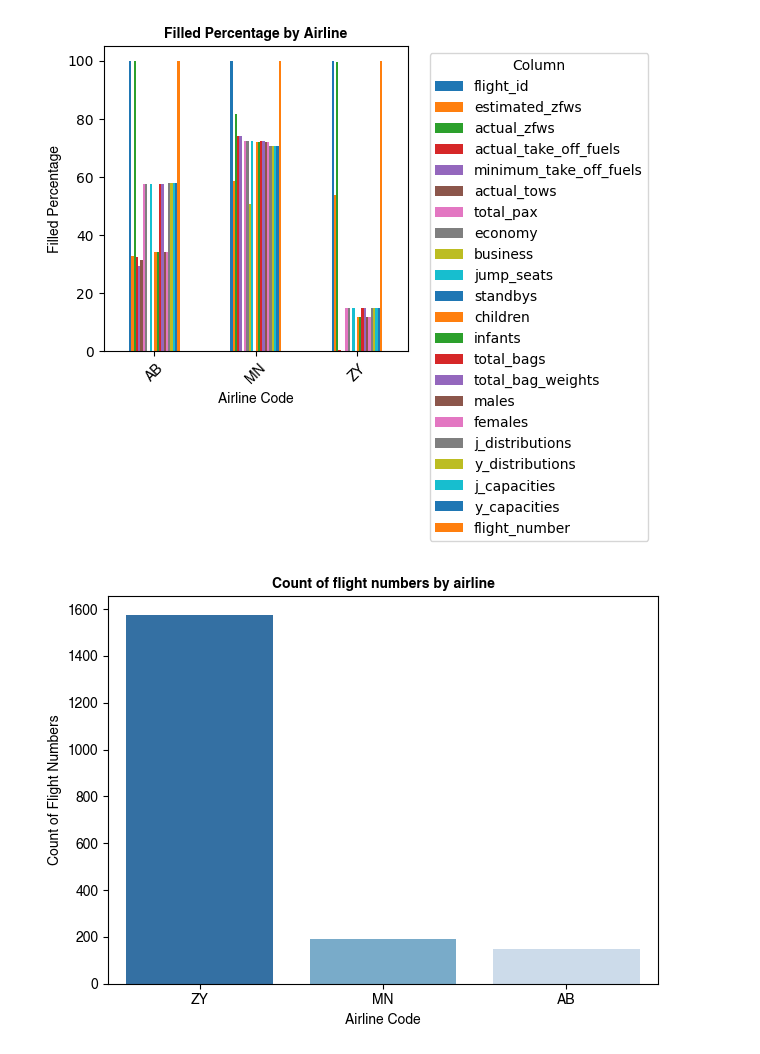
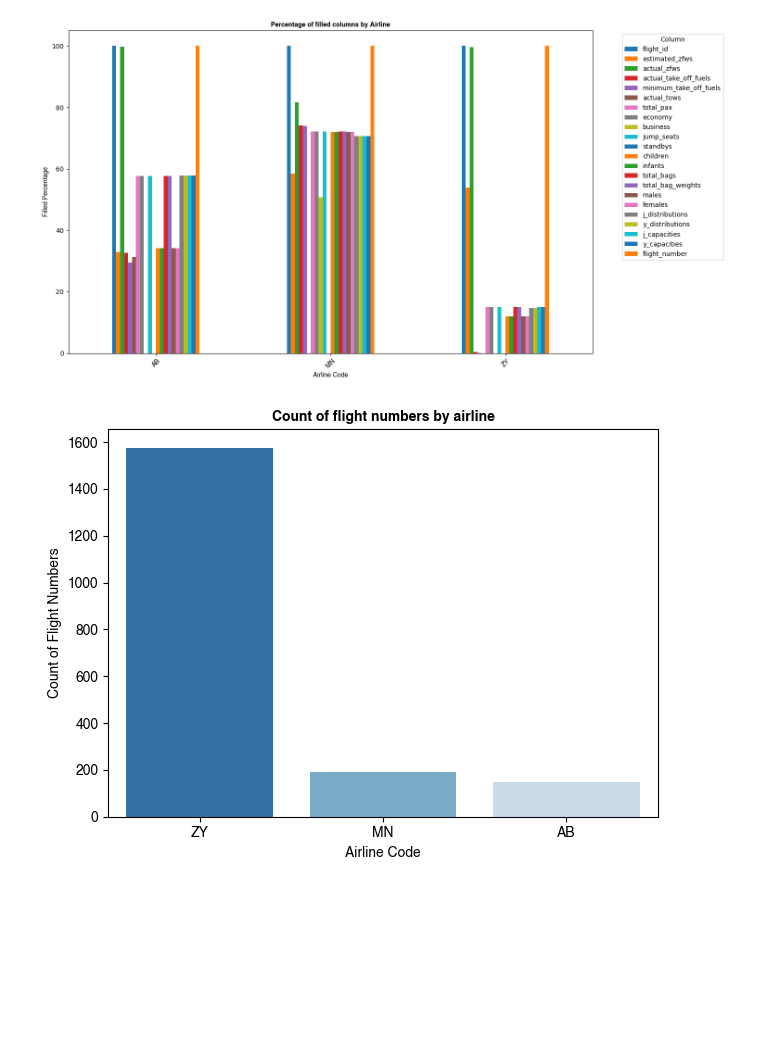
Before and after one commit to aref-hasan/aircraft_load, a Jupyter notebook: visualization/data_quality.ipynb, the cells around one changed output. Saved outputs shown, nothing was run; the diff lists cells and outputs as text; code cells hidden in the pictures; blank space fills up the shorter version.

Commit message:
update charts

```diff
--- a/visualization/data_quality.ipynb
+++ b/visualization/data_quality.ipynb
@@ -52,21 +45,22 @@ filled_percentage_by_airline
 # %%
 filled_percentage_by_airline = weights_df.drop(columns=["flight_number"]).copy()
 filled_percentage_by_airline = weights_df.groupby('airline_code').apply(lambda group: group.notnull().mean() * 100, include_groups=False)
 filled_percentage_by_airline.reset_index(inplace=True)
-filled_percentage_by_airline.plot(kind='bar', x='airline_code', stacked=False)
+filled_percentage_by_airline.plot(kind='bar', x='airline_code', stacked=False, figsize=(15, 8))
 # Add labels and title
-plt.title('Filled Percentage by Airline', font_properties=bold_font)
+
+plt.title('Percentage of filled columns by Airline', font_properties=bold_font)
 plt.xlabel('Airline Code', font_properties=normal_font)
 plt.ylabel('Filled Percentage', font_properties=normal_font)
 plt.xticks(rotation=45, font_properties=normal_font)
-plt.legend(title='Column', bbox_to_anchor=(1.05, 1), loc='upper left')
+plt.legend(title='Column', bbox_to_anchor=(1.05, 1))
 
 # Save and display the plot
 plt.tight_layout()
 plt.savefig(f"{VISUALIZATION_PATH}filled_percentage_by_airline.svg")
 plt.show()
 # %% [output]
-[figure, old version]
+[figure, new version]
 # %%
 flight_numbers_by_airline = weights_df.groupby('airline_code', group_keys=False).apply(lambda group: group['flight_number'].nunique(), include_groups=False).to_frame().reset_index()
 flight_numbers_by_airline.columns = ['airline_code', 'count of flight numbers']
```
Also changed, not shown: parts of 2 cells of this notebook, 4 other files.
